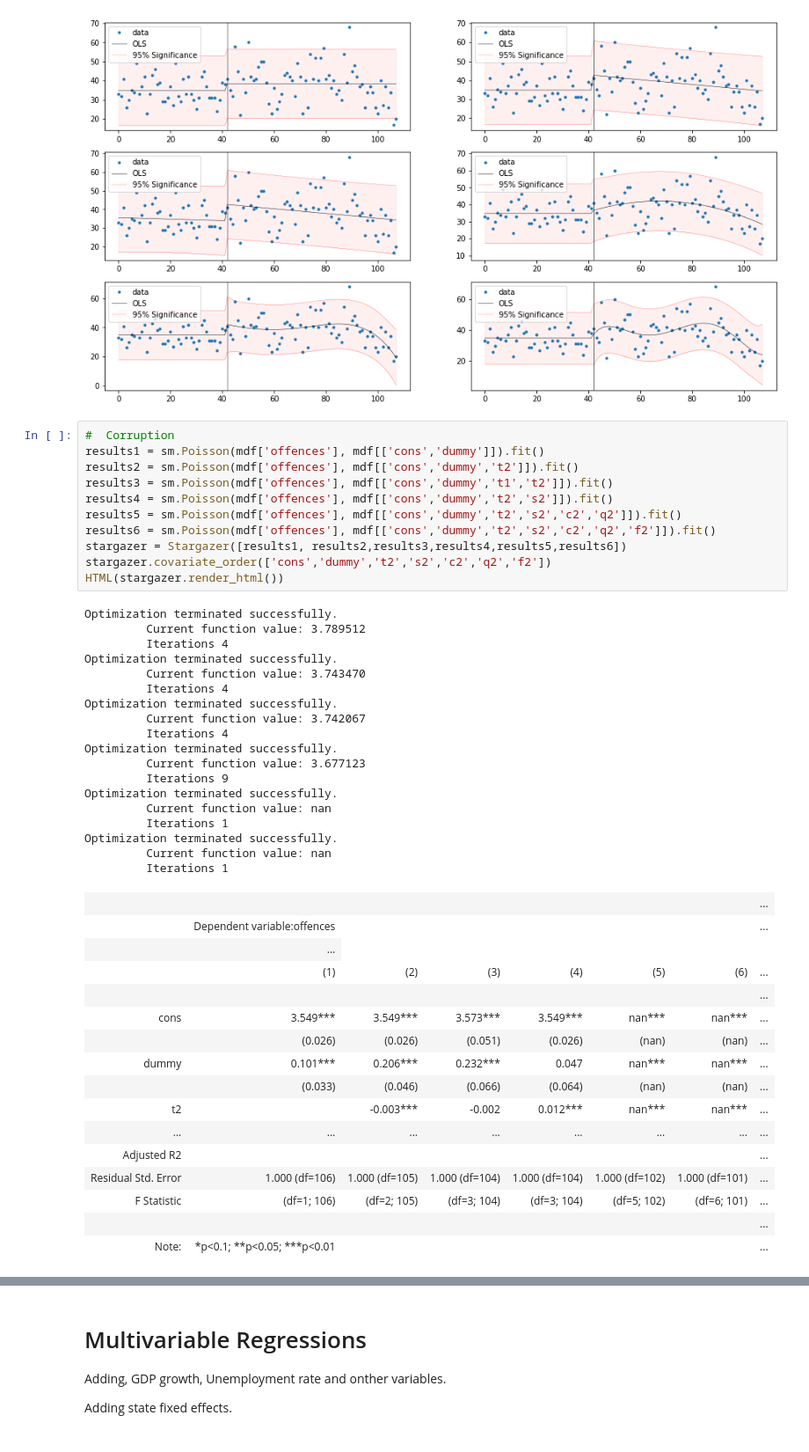
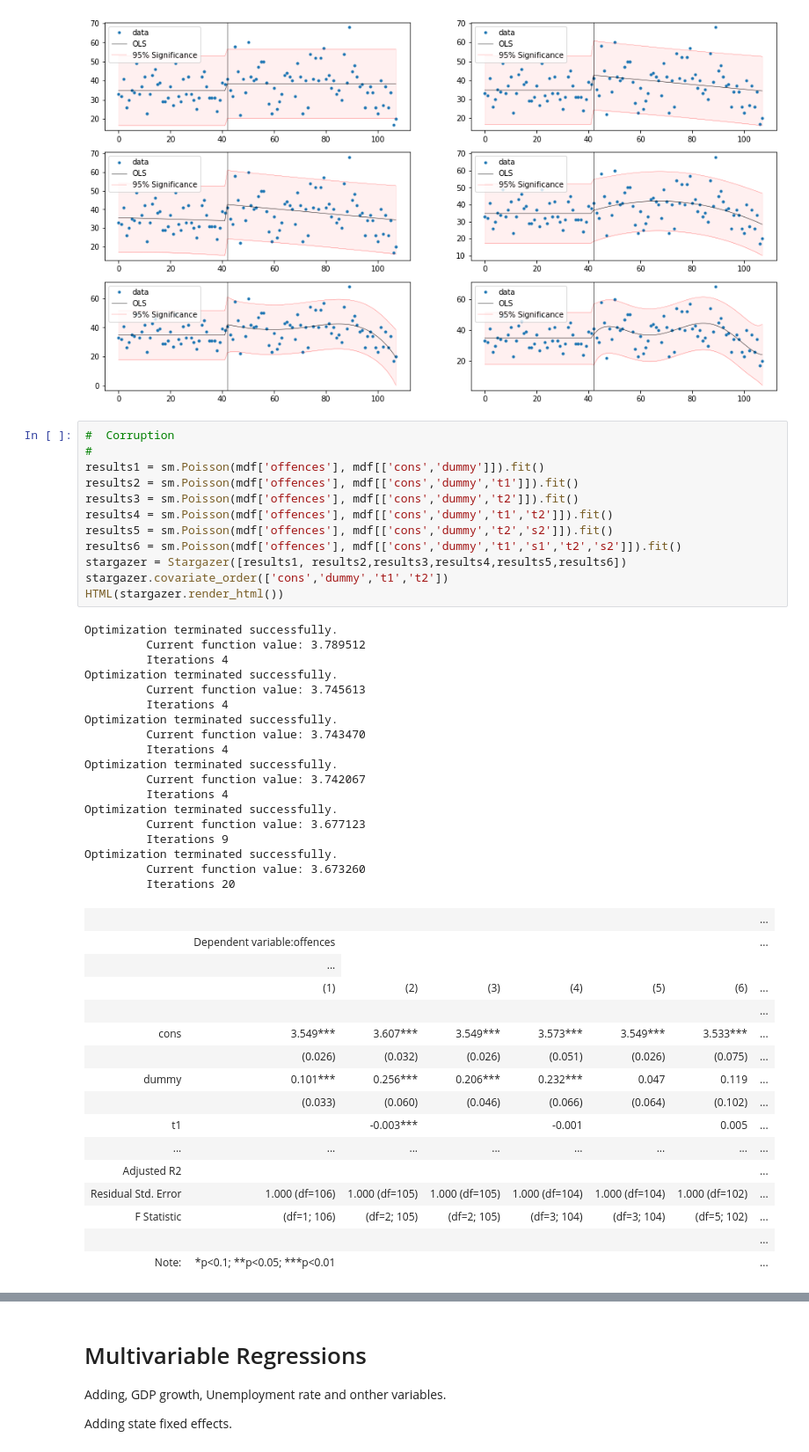
Before and after one commit to caxaxa/PhD_Empirics, a Jupyter notebook: Data_Analysis.ipynb, the cells around one changed output, grey strips where cells are left out. Shown at 88% size. Drawn from its saved outputs; the diff is of its cells as text.

```diff
--- a/Data_Analysis.ipynb
+++ b/Data_Analysis.ipynb
@@ -367,48 +369,49 @@ plt.show()
 [figure]
 # %%
 #  Corruption
+#
 results1 = sm.Poisson(mdf['offences'], mdf[['cons','dummy']]).fit()
-results2 = sm.Poisson(mdf['offences'], mdf[['cons','dummy','t2']]).fit()
-results3 = sm.Poisson(mdf['offences'], mdf[['cons','dummy','t1','t2']]).fit()
-results4 = sm.Poisson(mdf['offences'], mdf[['cons','dummy','t2','s2']]).fit()
-results5 = sm.Poisson(mdf['offences'], mdf[['cons','dummy','t2','s2','c2','q2']]).fit()
-results6 = sm.Poisson(mdf['offences'], mdf[['cons','dummy','t2','s2','c2','q2','f2']]).fit()
+results2 = sm.Poisson(mdf['offences'], mdf[['cons','dummy','t1']]).fit()
+results3 = sm.Poisson(mdf['offences'], mdf[['cons','dummy','t2']]).fit()
+results4 = sm.Poisson(mdf['offences'], mdf[['cons','dummy','t1','t2']]).fit()
+results5 = sm.Poisson(mdf['offences'], mdf[['cons','dummy','t2','s2']]).fit()
+results6 = sm.Poisson(mdf['offences'], mdf[['cons','dummy','t1','s1','t2','s2']]).fit()
 stargazer = Stargazer([results1, results2,results3,results4,results5,results6])
-stargazer.covariate_order(['cons','dummy','t2','s2','c2','q2','f2'])
+stargazer.covariate_order(['cons','dummy','t1','t2'])
 HTML(stargazer.render_html())
 # %% [output]
 Optimization terminated successfully.
          Current function value: 3.789512
+         Iterations 4
+Optimization terminated successfully.
+         Current function value: 3.745613
          Iterations 4
 Optimization terminated successfully.
          Current function value: 3.743470
          Iterations 4
 Optimization terminated successfully.
          Current function value: 3.742067
          Iterations 4
 Optimization terminated successfully.
          Current function value: 3.677123
          Iterations 9
 Optimization terminated successfully.
-         Current function value: nan
-         Iterations 1
-Optimization terminated successfully.
-         Current function value: nan
-         Iterations 1
+         Current function value: 3.673260
+         Iterations 20
 |  |  |  |  |  |  |  | ... |
 |  | Dependent variable:offences |  |  |  |  |  | ... |
 |  | ... |
 |  | (1) | (2) | (3) | (4) | (5) | (6) | ... |
 |  |  |  |  |  |  |  | ... |
-| cons | 3.549*** | 3.549*** | 3.573*** | 3.549*** | nan*** | nan*** | ... |
-|  | (0.026) | (0.026) | (0.051) | (0.026) | (nan) | (nan) | ... |
-| dummy | 0.101*** | 0.206*** | 0.232*** | 0.047 | nan*** | nan*** | ... |
-|  | (0.033) | (0.046) | (0.066) | (0.064) | (nan) | (nan) | ... |
-| t2 |  | -0.003*** | -0.002 | 0.012*** | nan*** | nan*** | ... |
+| cons | 3.549*** | 3.607*** | 3.549*** | 3.573*** | 3.549*** | 3.533*** | ... |
+|  | (0.026) | (0.032) | (0.026) | (0.051) | (0.026) | (0.075) | ... |
+| dummy | 0.101*** | 0.256*** | 0.206*** | 0.232*** | 0.047 | 0.119 | ... |
+|  | (0.033) | (0.060) | (0.046) | (0.066) | (0.064) | (0.102) | ... |
+| t1 |  | -0.003*** |  | -0.001 |  | 0.005 | ... |
 | ... | ... | ... | ... | ... | ... | ... | ... |
 | Adjusted R2 |  |  |  |  |  |  | ... |
-| Residual Std. Error | 1.000 (df=106) | 1.000 (df=105) | 1.000 (df=104) | 1.000 (df=104) | 1.000 (df=102) | 1.000 (df=101) | ... |
-| F Statistic | (df=1; 106) | (df=2; 105) | (df=3; 104) | (df=3; 104) | (df=5; 102) | (df=6; 101) | ... |
+| Residual Std. Error | 1.000 (df=106) | 1.000 (df=105) | 1.000 (df=105) | 1.000 (df=104) | 1.000 (df=104) | 1.000 (df=102) | ... |
+| F Statistic | (df=1; 106) | (df=2; 105) | (df=2; 105) | (df=3; 104) | (df=3; 104) | (df=5; 102) | ... |
 |  |  |  |  |  |  |  | ... |
 | Note: | *p<0.1; **p<0.05; ***p<0.01 |  |  |  |  |  | ... |
 # %%
```
Also changed, not shown: parts of 22 cells of this notebook.
